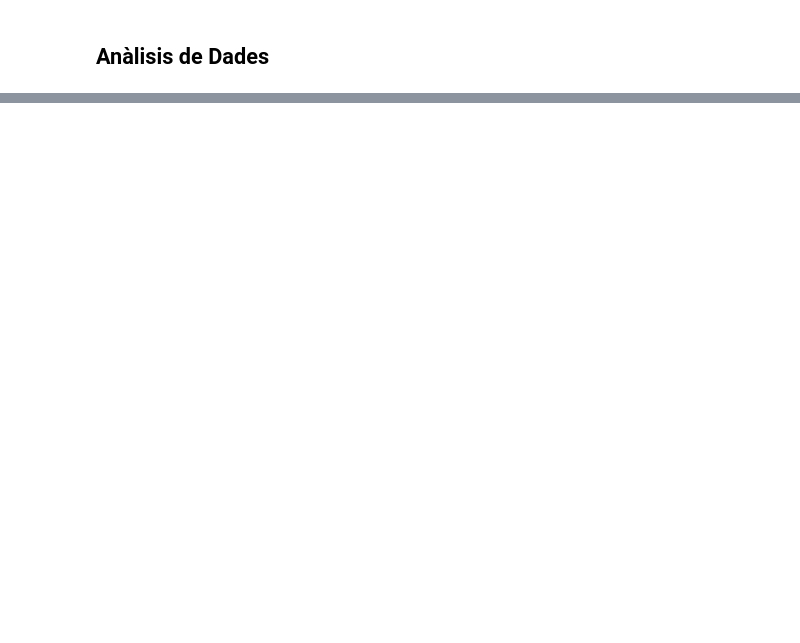
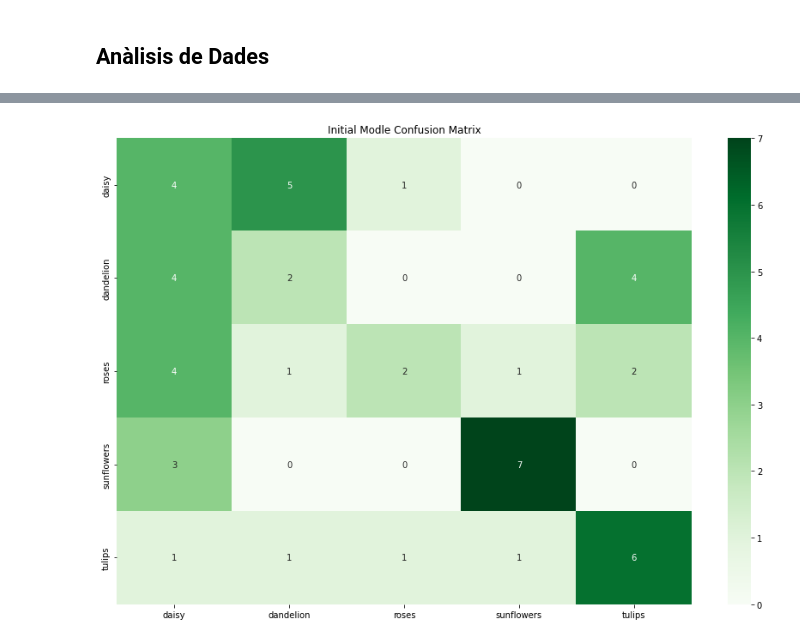
Before and after one commit to josep29/TDR, a Jupyter notebook: Flowers_class.ipynb, the cells around one changed output, grey strips where cells are left out. Cells and saved outputs as stored; diff of their text form; code cells hidden in the pictures; blank space fills up the shorter version.

```diff
--- a/Flowers_class.ipynb
+++ b/Flowers_class.ipynb
@@ -466,0 +452,4 @@ This image most likely belongs to roses with a 77.85 percent confidence.
+# %%
+plot_confusion_matrix(X_t, y_t, model, flowers_map, 'Initial Modle Confusion Matrix')
+# %% [output]
+[figure, added]
```
Also changed, not shown: parts of 144 cells of this notebook.
